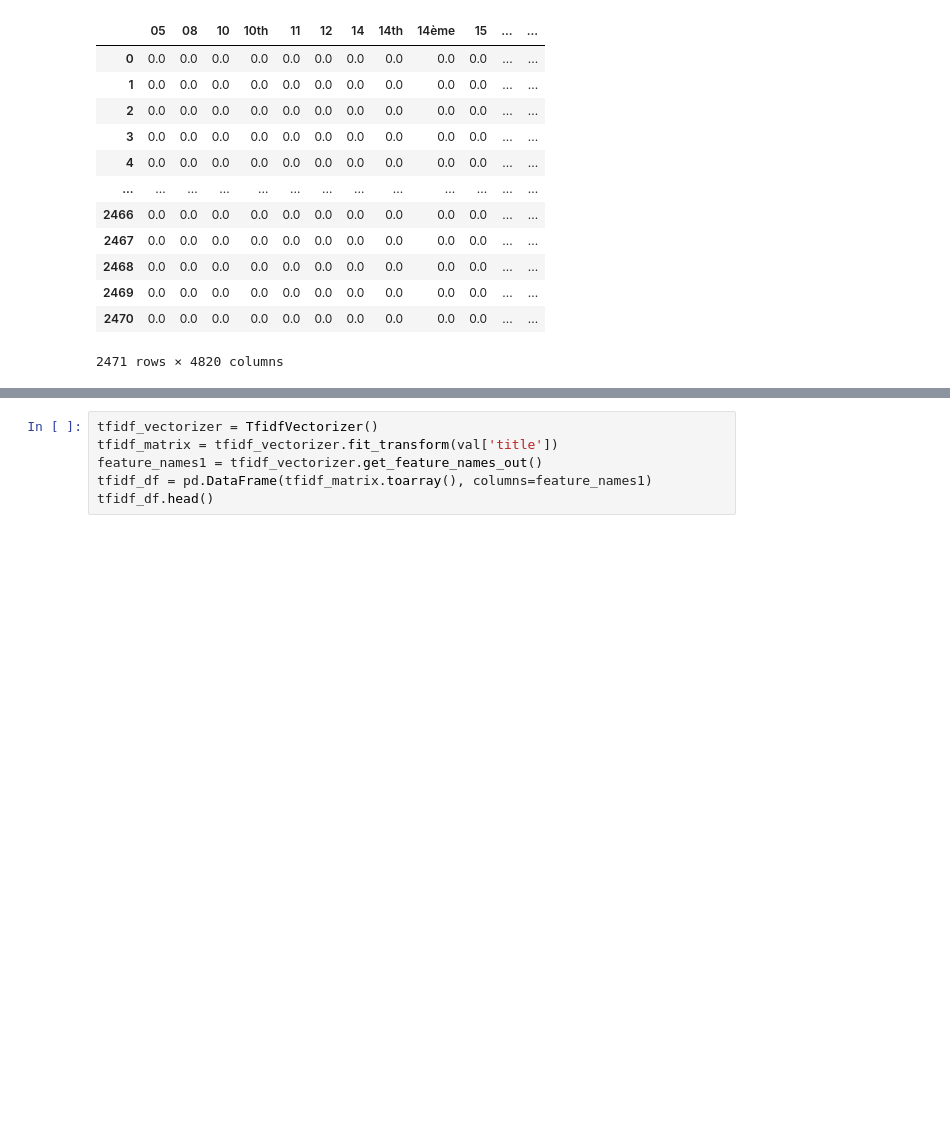
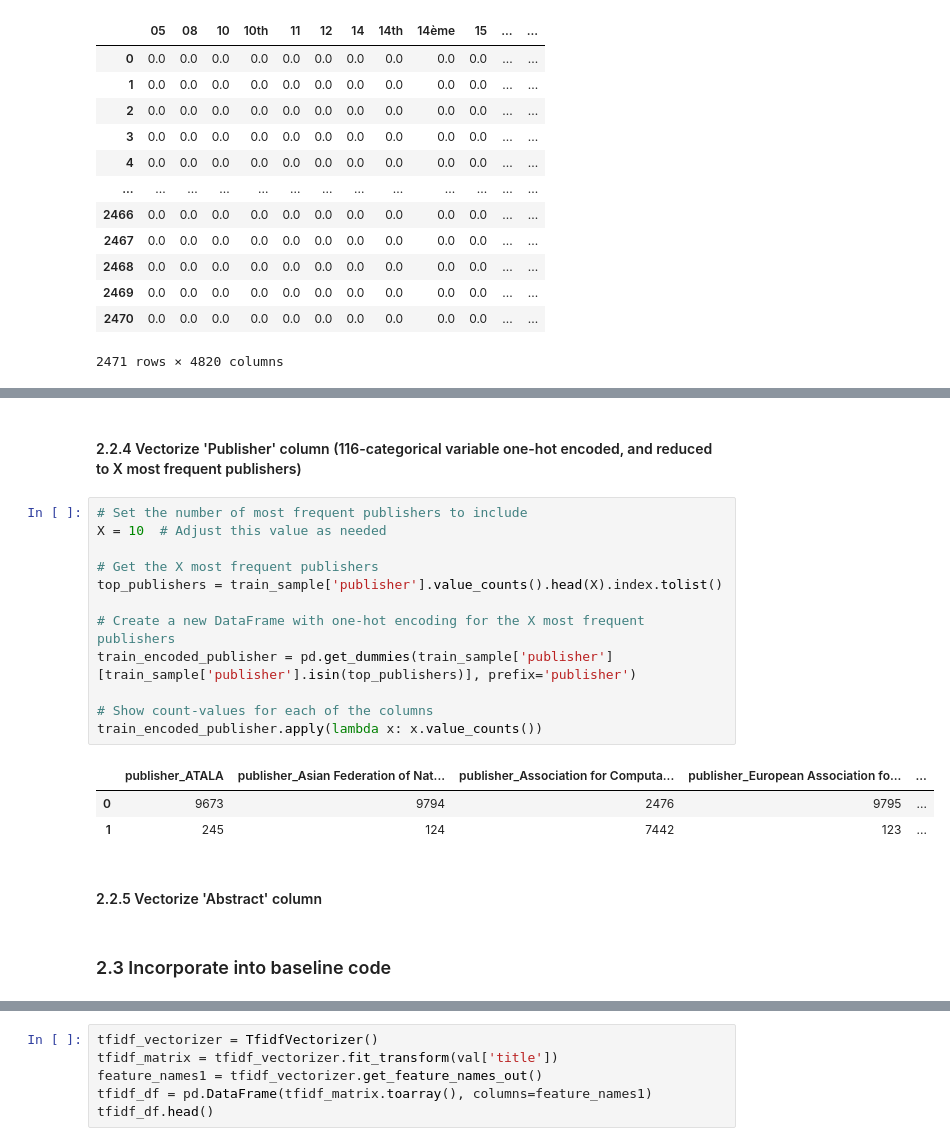
Before and after one commit to larshanen/MLChallenge, a Jupyter notebook: notebooks/Main experiment/Experiments.ipynb, the cells around one changed output, grey strips where cells are left out. Saved outputs shown, nothing was run; the diff lists cells and outputs as text; blank space fills up the shorter version.

```diff
--- a/notebooks/Main experiment/Experiments.ipynb
+++ b/notebooks/Main experiment/Experiments.ipynb
@@ -347,3 +400,25 @@ train_sample_filtered_author.head()
+# %% [markdown]
+#### 2.2.4 Vectorize 'Publisher' column (116-categorical variable one-hot encoded, and reduced to X most frequent publishers)
+# %%
+# Set the number of most frequent publishers to include
+X = 10  # Adjust this value as needed
+
+# Get the X most frequent publishers
+top_publishers = train_sample['publisher'].value_counts().head(X).index.tolist()
+
+# Create a new DataFrame with one-hot encoding for the X most frequent publishers
+train_encoded_publisher = pd.get_dummies(train_sample['publisher'][train_sample['publisher'].isin(top_publishers)], prefix='publisher')
+
+# Show count-values for each of the columns
+train_encoded_publisher.apply(lambda x: x.value_counts())
+# %% [output]
+|  | publisher_ATALA | publisher_Asian Federation of Nat... | publisher_Association for Computa... | publisher_European Association fo... | ... |
+| 0 | 9673 | 9794 | 2476 | 9795 | ... |
+| 1 | 245 | 124 | 7442 | 123 | ... |
+# %% [markdown]
+#### 2.2.5 Vectorize 'Abstract' column
+# %% [markdown]
+### 2.3 Incorporate into baseline code
 # %%
 # Set the logging level to INFO and set loading message
 logging.getLogger().setLevel(logging.INFO)
```
Also changed, not shown: parts of 22 cells of this notebook.
